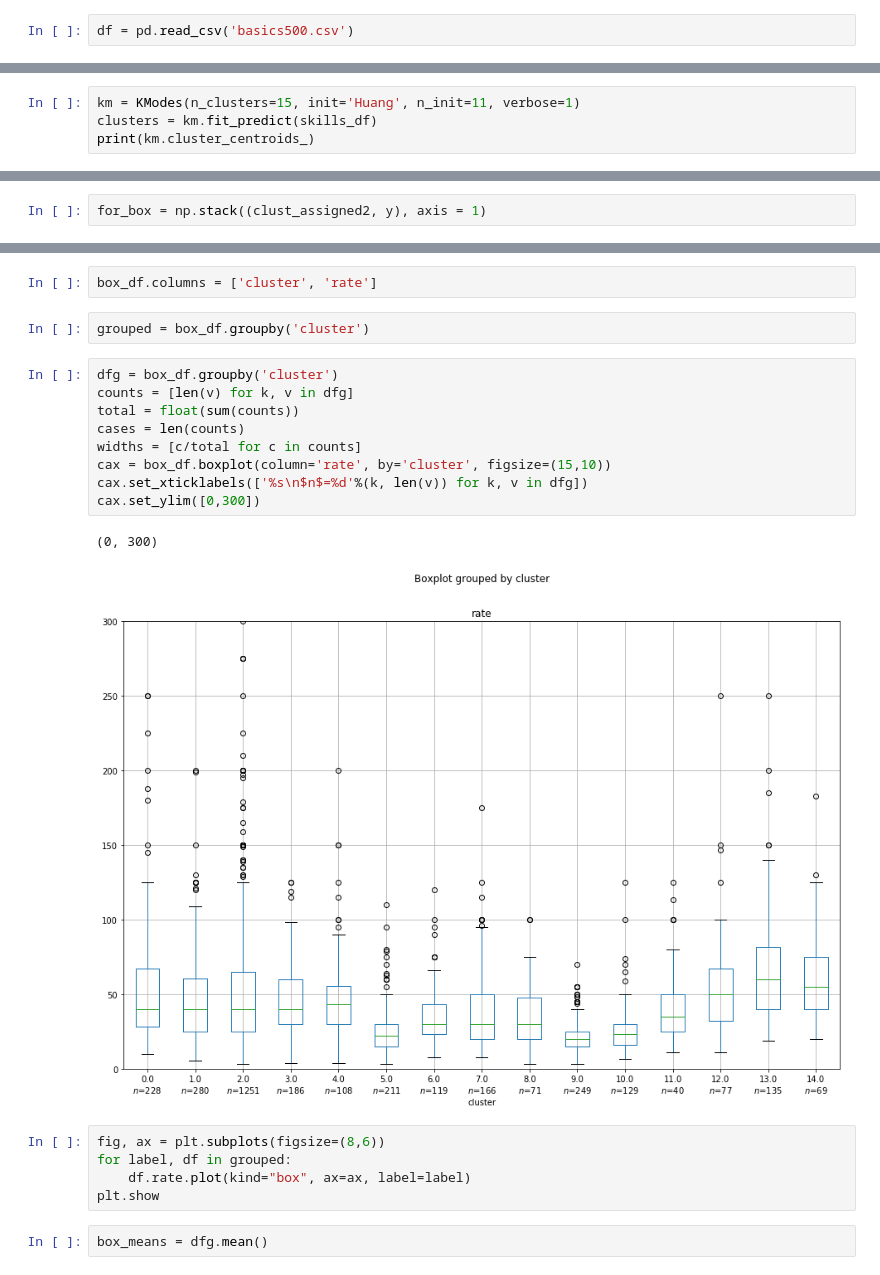
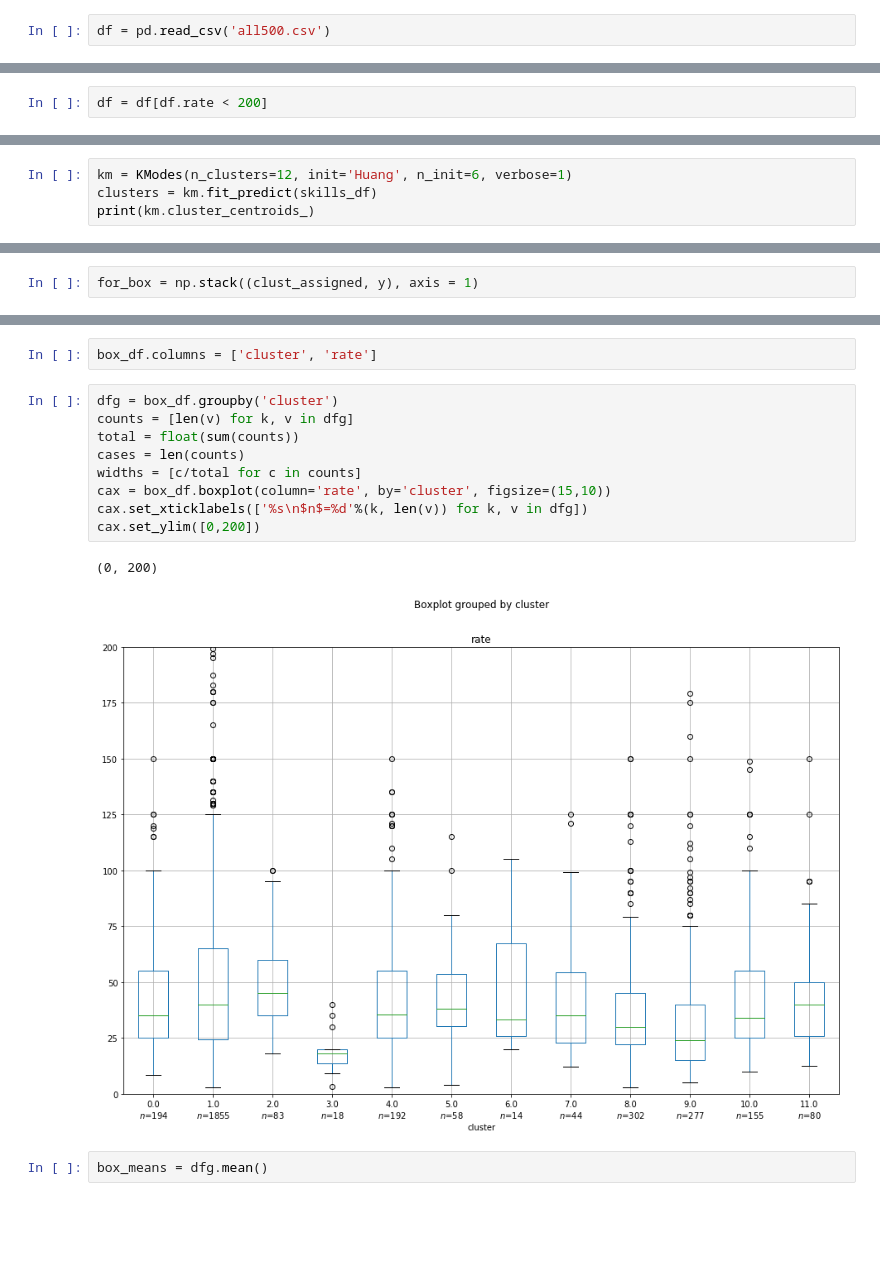
Before and after one commit to davidmasse/freelancer-rates, a Jupyter notebook: regress.ipynb, the cells around one changed output, grey strips where cells are left out. Cells and saved outputs as stored; diff of their text form; blank space fills up the shorter version.

```diff
--- a/regress.ipynb
+++ b/regress.ipynb
@@ -17,4 +17,4 @@ from sklearn.ensemble import RandomForestRegressor, RandomForestClassifier, AdaB
 from sklearn.metrics import mean_squared_error, r2_score, accuracy_score, f1_score, roc_curve, auc, log_loss
 from kmodes.kmodes import KModes
 # %%
-df = pd.read_csv('basics500.csv')
+df = pd.read_csv('all500.csv')
@@ -87,0 +101,2 @@ df.shape
+# %%
+df = df[df.rate < 200]
@@ -123,4 +146,4 @@ skills_df.head()
 # %%
-km = KModes(n_clusters=15, init='Huang', n_init=11, verbose=1)
+km = KModes(n_clusters=12, init='Huang', n_init=6, verbose=1)
 clusters = km.fit_predict(skills_df)
 print(km.cluster_centroids_)
@@ -234,27 +250,20 @@ dict(zip(unique2, counts2))
 # %%
-for_box = np.stack((clust_assigned2, y), axis = 1)
+for_box = np.stack((clust_assigned, y), axis = 1)
 # %%
 box_df = pd.DataFrame(for_box)
 # %%
 box_df.columns = ['cluster', 'rate']
-# %%
-grouped = box_df.groupby('cluster')
 # %%
 dfg = box_df.groupby('cluster')
 counts = [len(v) for k, v in dfg]
 total = float(sum(counts))
 cases = len(counts)
 widths = [c/total for c in counts]
 cax = box_df.boxplot(column='rate', by='cluster', figsize=(15,10))
 cax.set_xticklabels(['%s\n$n$=%d'%(k, len(v)) for k, v in dfg])
-cax.set_ylim([0,300])
+cax.set_ylim([0,200])
 # %% [output]
-(0, 300)
+(0, 200)
-[figure, old version]
+[figure, new version]
-# %%
-fig, ax = plt.subplots(figsize=(8,6))
-for label, df in grouped:
-    df.rate.plot(kind="box", ax=ax, label=label)
-plt.show
 # %%
 box_means = dfg.mean()
```
Also changed, not shown: parts of 74 cells of this notebook, 3 other files.
